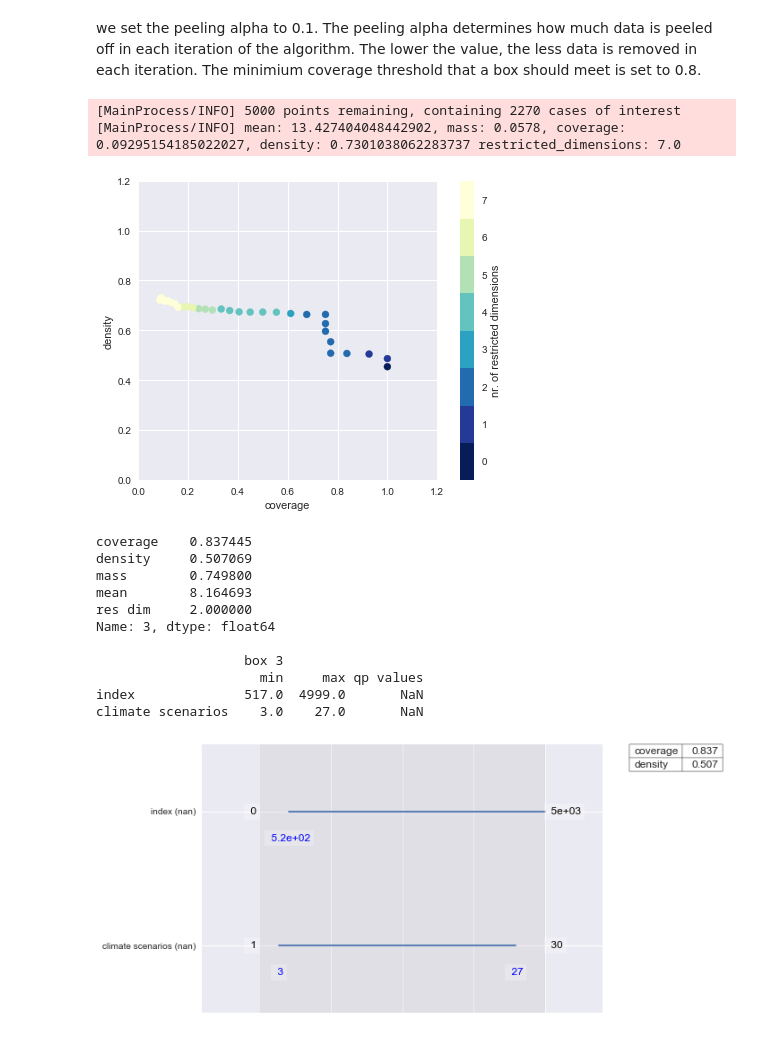
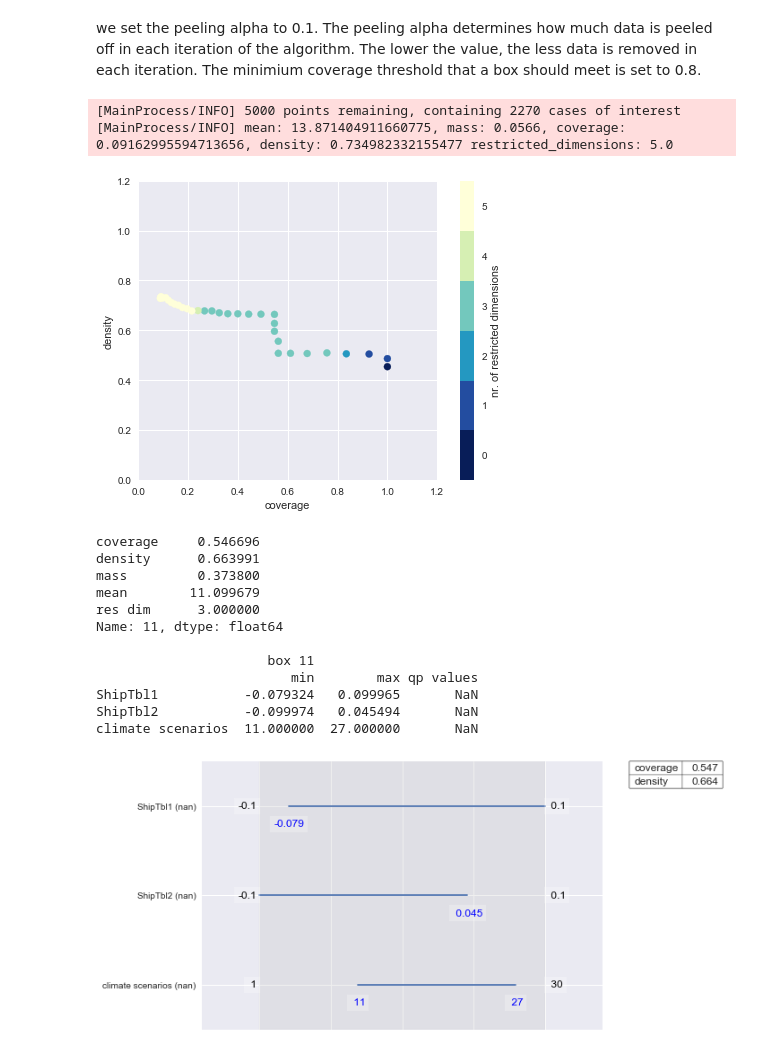
Before and after one commit to TRomijn/MBDM-project, a Jupyter notebook: Poster Assignment/2. Tim - Scenario Discovery v2.ipynb, the cells around one changed output. Cells and saved outputs as stored; diff of their text form; code cells hidden in the pictures.

```diff
--- a/Poster Assignment/2. Tim - Scenario Discovery v2.ipynb
+++ b/Poster Assignment/2. Tim - Scenario Discovery v2.ipynb
@@ -59,4 +85,4 @@ From the above scatterplot, we see that the flood damage and the number of casua
 
 For ethical reasons we choose Number of casaulties as the most important objective to be minimized
 # %%
-x = x.to_records()
+x = x.to_records(index=False)
@@ -78,26 +115,27 @@ prim_alg = prim.Prim(x,y,threshold=0.8, peel_alpha=0.1)
 box1 = prim_alg.find_box()
 # %% [output]
 [MainProcess/INFO] 5000 points remaining, containing 2270 cases of interest
-[MainProcess/INFO] mean: 13.427404048442902, mass: 0.0578, coverage: 0.09295154185022027, density: 0.7301038062283737 restricted_dimensions: 7.0
+[MainProcess/INFO] mean: 13.871404911660775, mass: 0.0566, coverage: 0.09162995594713656, density: 0.734982332155477 restricted_dimensions: 5.0
 # %%
 box1.show_tradeoff()
 plt.show()
 # %% [output]
-[figure, old version]
+[figure, new version]
 # %%
-box1.inspect(3)
-box1.inspect(3,style='graph')
+box1.inspect(11)
+box1.inspect(11,style='graph')
 plt.show()
 # %% [output]
-coverage    0.837445
-density     0.507069
-mass        0.749800
-mean        8.164693
-res dim     2.000000
-Name: 3, dtype: float64
+coverage     0.546696
+density      0.663991
+mass         0.373800
+mean        11.099679
+res dim      3.000000
+Name: 11, dtype: float64
 
-                   box 3
-                     min     max qp values
-index              517.0  4999.0       NaN
-climate scenarios    3.0    27.0       NaN
+                      box 11
+                         min        max qp values
+ShipTbl1           -0.079324   0.099965       NaN
+ShipTbl2           -0.099974   0.045494       NaN
+climate scenarios  11.000000  27.000000       NaN
-[figure, old version]
+[figure, new version]
```
Also changed, not shown: parts of 7 cells of this notebook, 1 other file.
